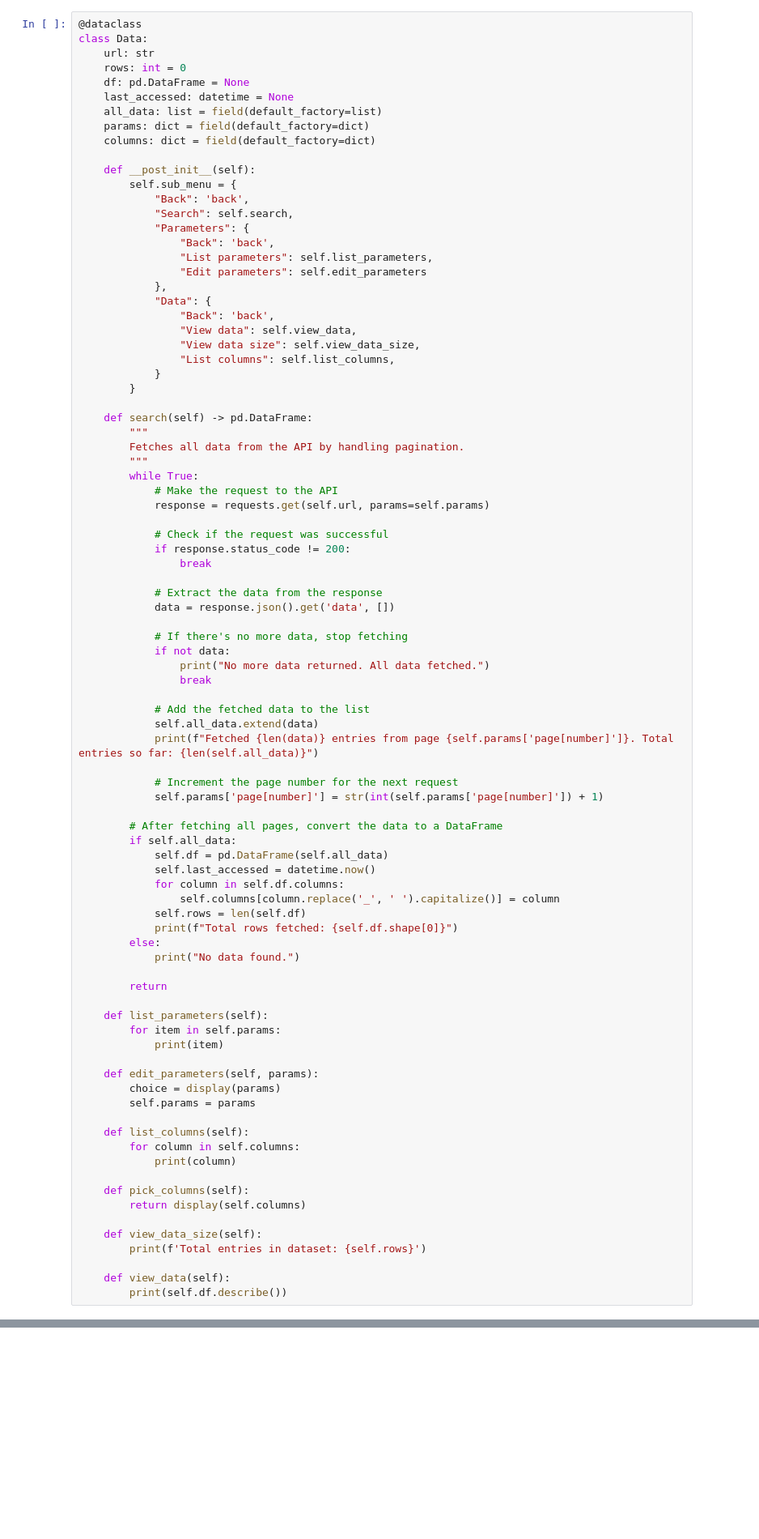
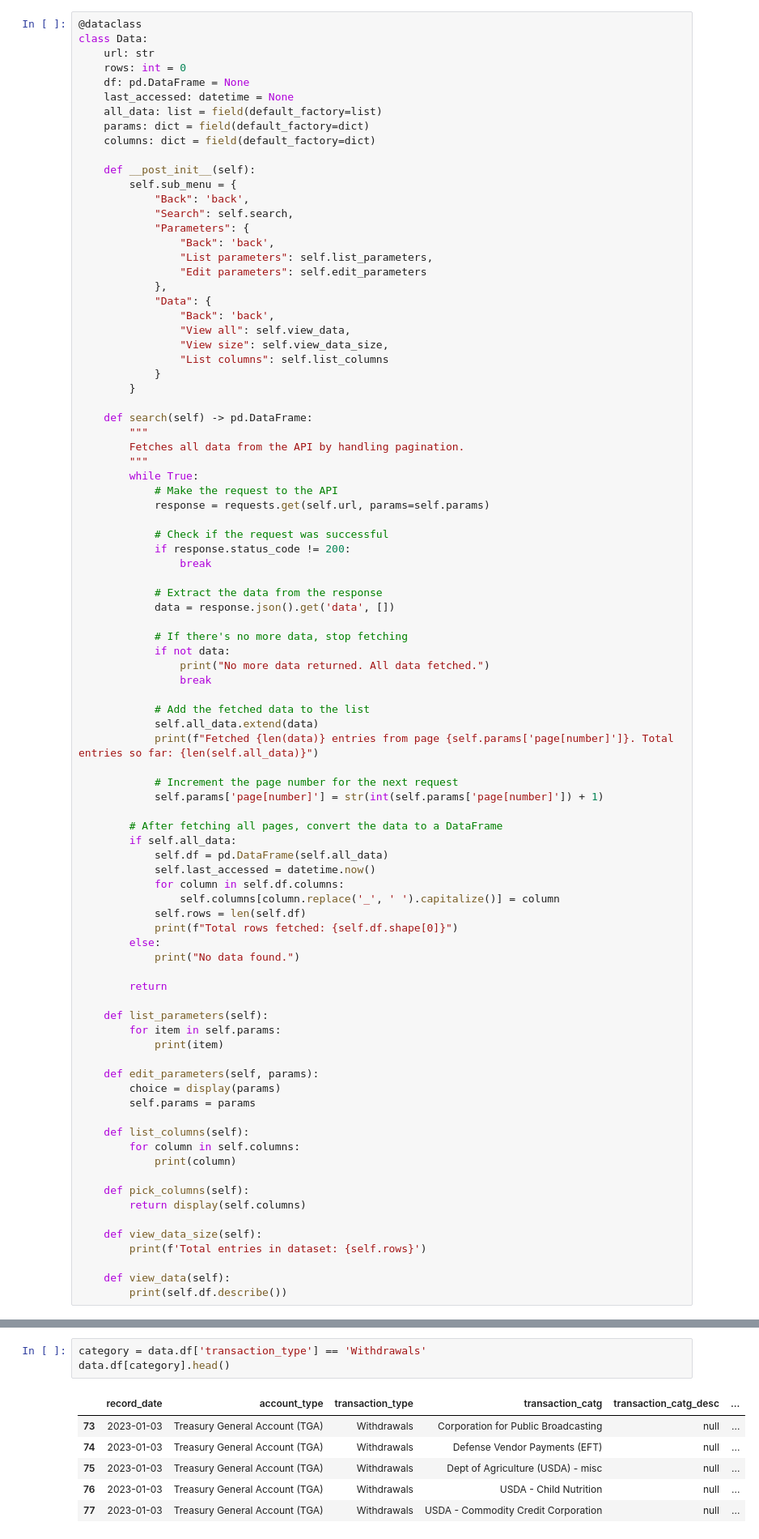
Before and after one commit to dallas-hansen/school, a Jupyter notebook: cis_123/project/api_caller/classes/data.ipynb, the cells around one changed output, grey strips where cells are left out. Shown: that part at 81% size. Cells and saved outputs as stored; diff of their text form; blank space fills up the shorter version.

```diff
--- a/cis_123/project/api_caller/classes/data.ipynb
+++ b/cis_123/project/api_caller/classes/data.ipynb
@@ -43,9 +45,9 @@ class Data:
             },
             "Data": {
                 "Back": 'back',
-                "View data": self.view_data,
-                "View data size": self.view_data_size,
-                "List columns": self.list_columns,
+                "View all": self.view_data,
+                "View size": self.view_data_size,
+                "List columns": self.list_columns
             }
         }
 
@@ -114,0 +155,10 @@ display(data.sub_menu)
+# %%
+category = data.df['transaction_type'] == 'Withdrawals'
+data.df[category].head()
+# %% [output]
+|  | record_date | account_type | transaction_type | transaction_catg | transaction_catg_desc | ... |
+| 73 | 2023-01-03 | Treasury General Account (TGA) | Withdrawals | Corporation for Public Broadcasting | null | ... |
+| 74 | 2023-01-03 | Treasury General Account (TGA) | Withdrawals | Defense Vendor Payments (EFT) | null | ... |
+| 75 | 2023-01-03 | Treasury General Account (TGA) | Withdrawals | Dept of Agriculture (USDA) - misc | null | ... |
+| 76 | 2023-01-03 | Treasury General Account (TGA) | Withdrawals | USDA - Child Nutrition | null | ... |
+| 77 | 2023-01-03 | Treasury General Account (TGA) | Withdrawals | USDA - Commodity Credit Corporation | null | ... |
```
Also changed, not shown: parts of 6 cells of this notebook.
